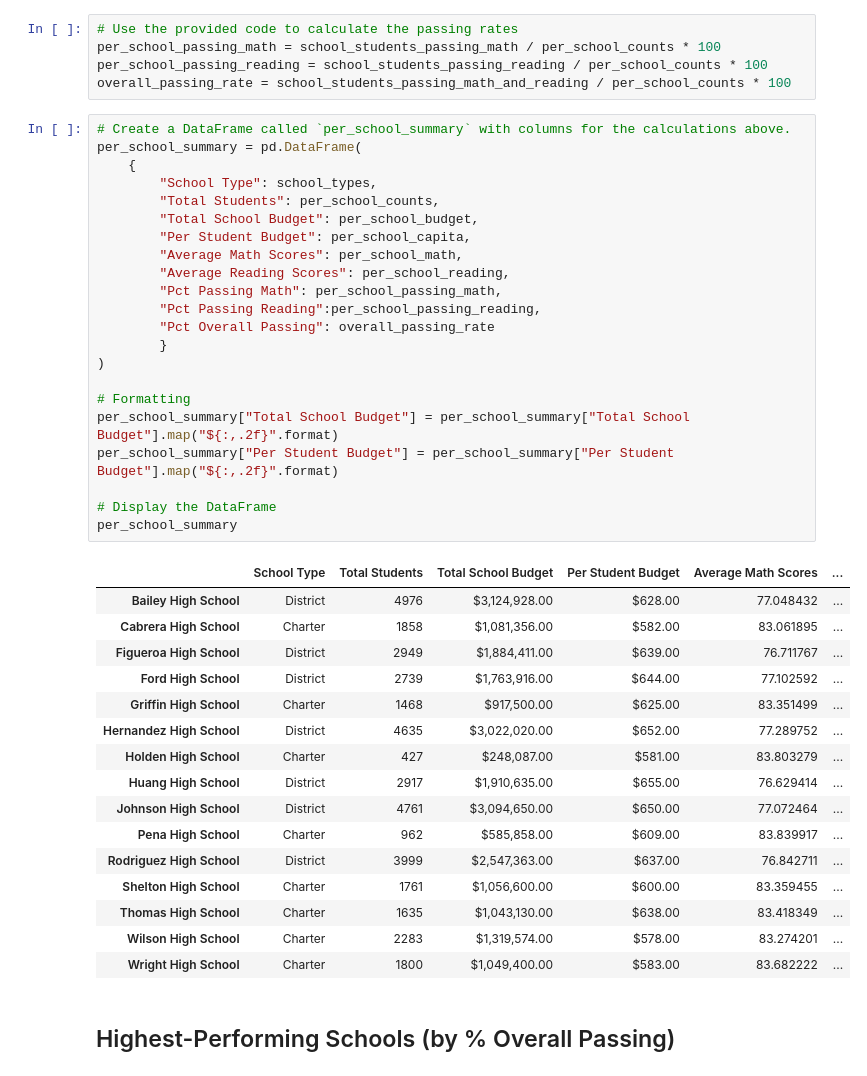
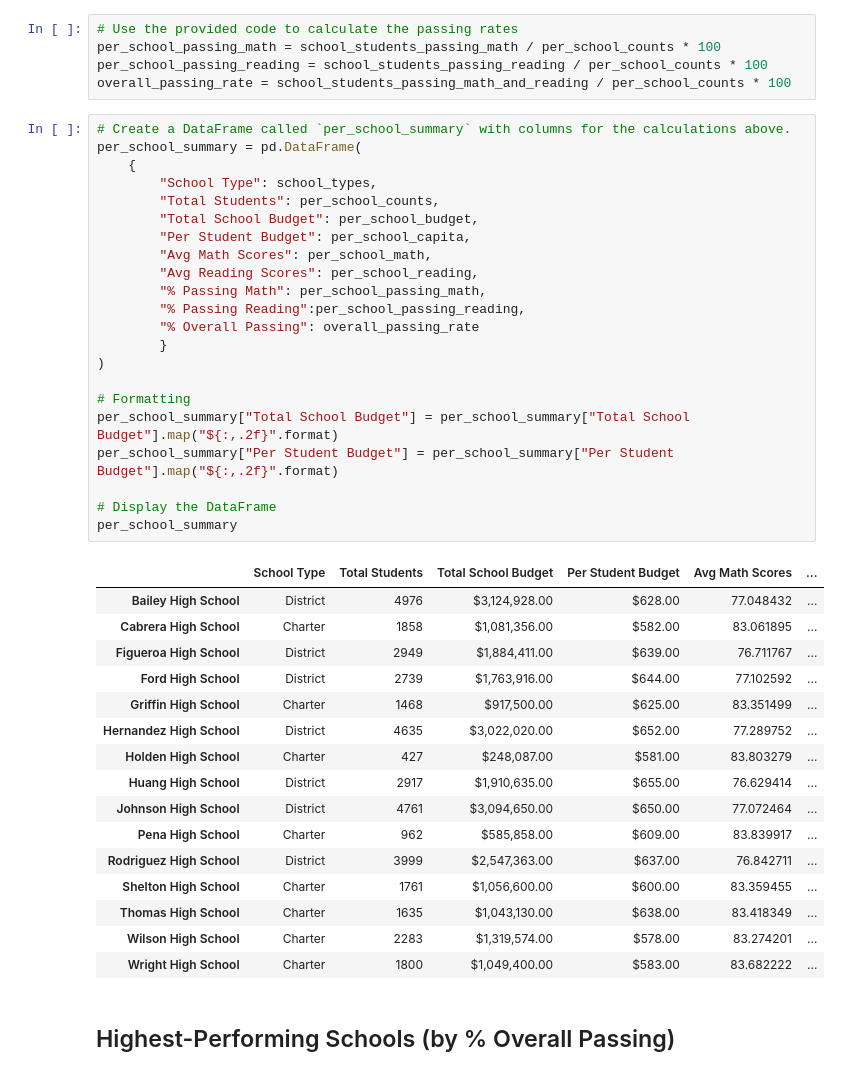
Before and after one commit to S-Bonillas/Mod4-School-District-Analysis, a Jupyter notebook: PyCitySchools/PyCitySchools_Analysis.ipynb, the cells around one changed output. Drawn from its saved outputs; the diff is of its cells as text.

```diff
--- a/PyCitySchools/PyCitySchools_Analysis.ipynb
+++ b/PyCitySchools/PyCitySchools_Analysis.ipynb
@@ -290,27 +288,27 @@ overall_passing_rate = school_students_passing_math_and_reading / per_school_cou
 # %%
 # Create a DataFrame called `per_school_summary` with columns for the calculations above.
 per_school_summary = pd.DataFrame(
     {
         "School Type": school_types,
         "Total Students": per_school_counts,
         "Total School Budget": per_school_budget,
         "Per Student Budget": per_school_capita,
-        "Average Math Scores": per_school_math,
-        "Average Reading Scores": per_school_reading,
-        "Pct Passing Math": per_school_passing_math,
-        "Pct Passing Reading":per_school_passing_reading,
-        "Pct Overall Passing": overall_passing_rate
+        "Avg Math Scores": per_school_math,
+        "Avg Reading Scores": per_school_reading,
+        "% Passing Math": per_school_passing_math,
+        "% Passing Reading":per_school_passing_reading,
+        "% Overall Passing": overall_passing_rate
         }
 )
 
 # Formatting
 per_school_summary["Total School Budget"] = per_school_summary["Total School Budget"].map("${:,.2f}".format)
 per_school_summary["Per Student Budget"] = per_school_summary["Per Student Budget"].map("${:,.2f}".format)
 
 # Display the DataFrame
 per_school_summary
 # %% [output]
-|  | School Type | Total Students | Total School Budget | Per Student Budget | Average Math Scores | ... |
+|  | School Type | Total Students | Total School Budget | Per Student Budget | Avg Math Scores | ... |
 | Bailey High School | District | 4976 | $3,124,928.00 | $628.00 | 77.048432 | ... |
 | Cabrera High School | Charter | 1858 | $1,081,356.00 | $582.00 | 83.061895 | ... |
 | Figueroa High School | District | 2949 | $1,884,411.00 | $639.00 | 76.711767 | ... |
```
Also changed, not shown: parts of 16 cells of this notebook.
